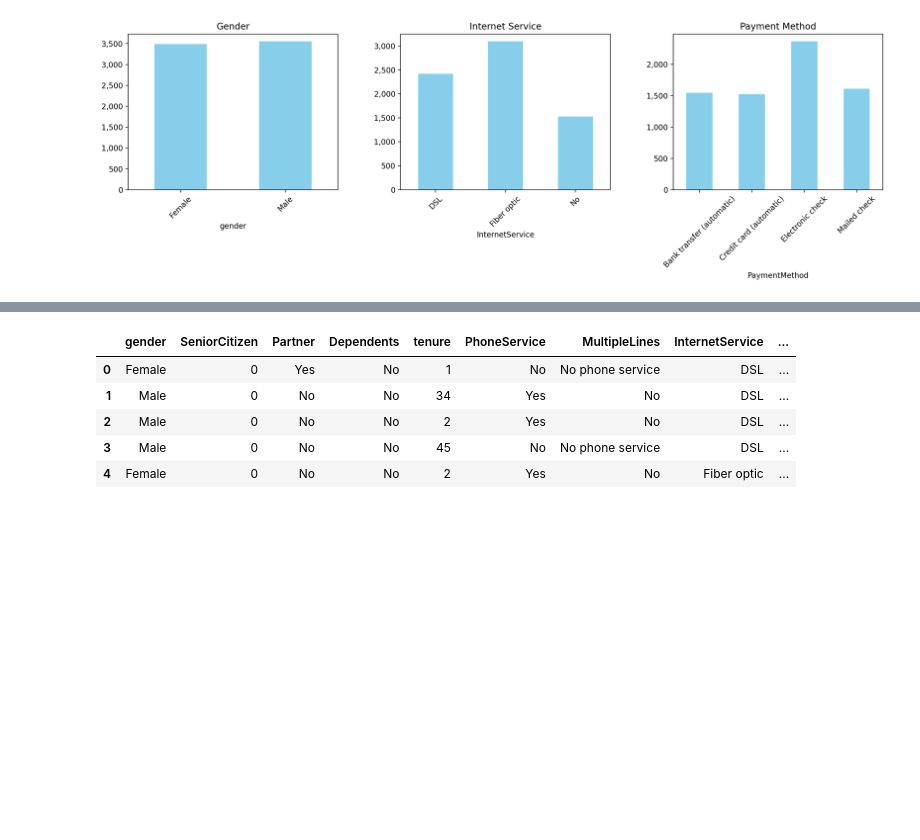
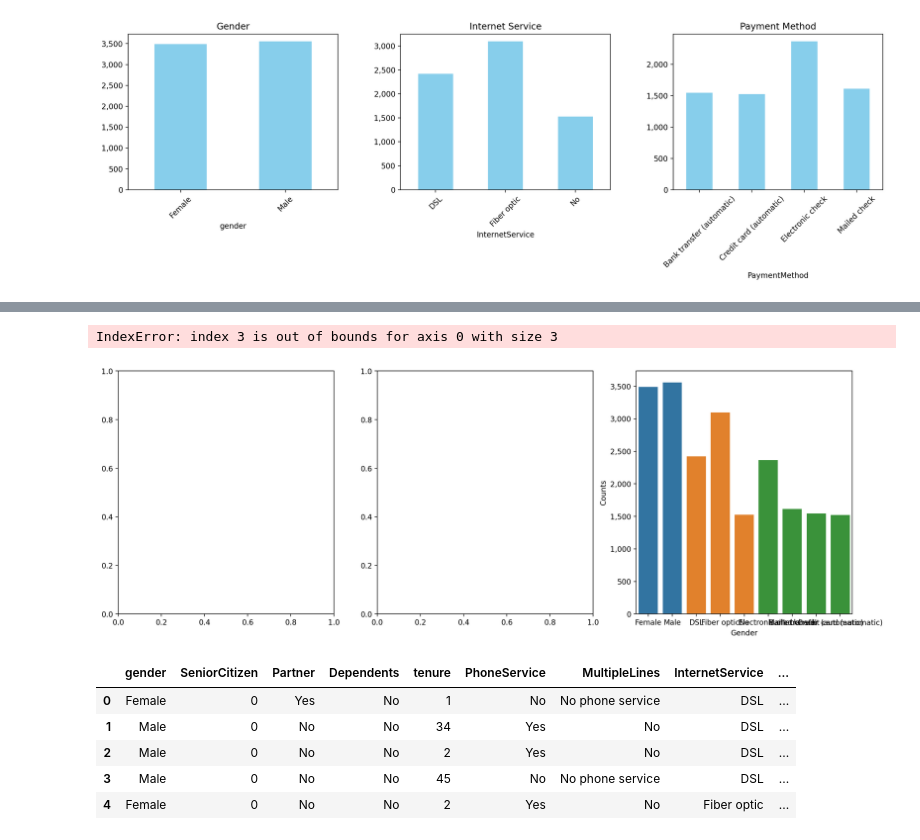
Before and after one commit to JackGO-1998/ShowCase, a Jupyter notebook: Notebook/Session78.ipynb, the cells around one changed output, grey strips where cells are left out. Cells and saved outputs as stored; diff of their text form; code cells hidden in the pictures; blank space fills up the shorter version.

```diff
--- a/Notebook/Session78.ipynb
+++ b/Notebook/Session78.ipynb
@@ -399,3 +433,16 @@ plt.show()
+# %%
+fig, plots = plt.subplots(1, 3, figsize=(18, 6))
+plots[1]=sns.countplot(x='gender', data=df)
+plots[1].set_xlabel('Gender')
+plots[1].set_ylabel('Counts')
+# Format y-axis with commas
+plots[1].yaxis.set_major_formatter(ticker.FuncFormatter(lambda x, pos: '{:,.0f}'.format(x)))
+
+plots[2]=sns.countplot(x='InternetService', data=df)
+plots[3]=sns.countplot(x='PaymentMethod', data=df)
+# %% [output]
+IndexError: index 3 is out of bounds for axis 0 with size 3
+[figure, added]
 # %%
 # restore the state of the data frame before analysis
 dropCols = ['customerID', 'Leave']
```
Also changed, not shown: parts of 11 cells of this notebook.
